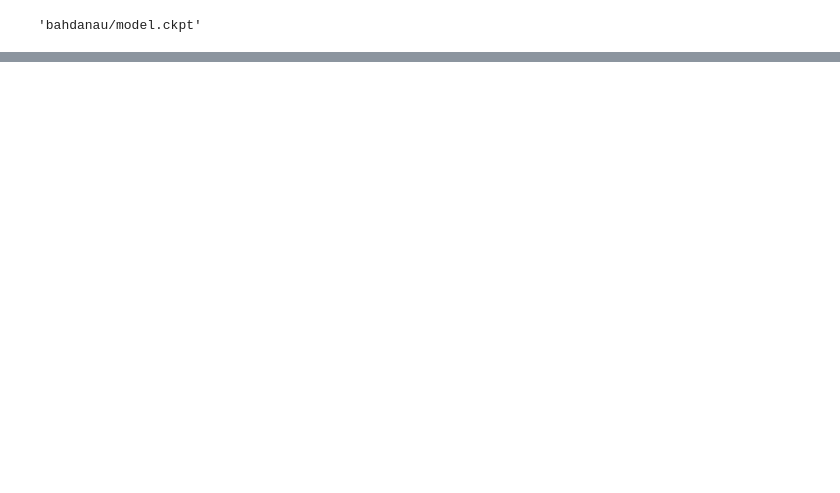
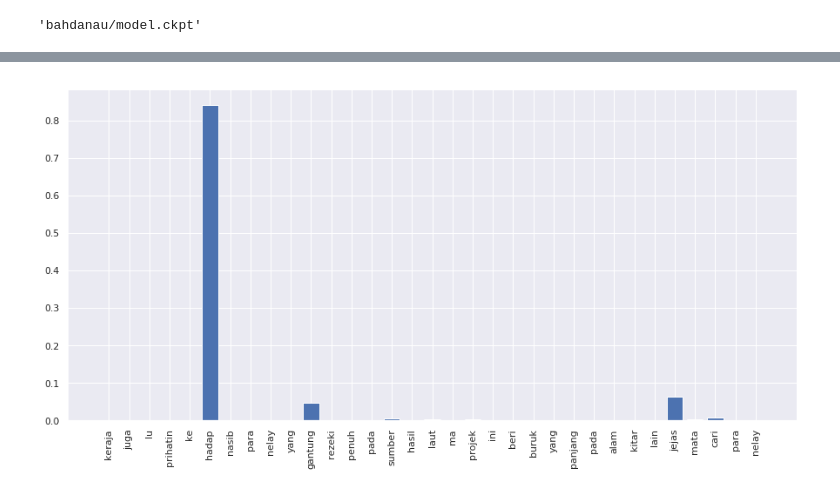
Before and after one commit to mesolitica/malaya, a Jupyter notebook: session/emotion/bahdanau.ipynb, the cells around one changed output, grey strips where cells are left out. Cells and saved outputs as stored; diff of their text form; code cells hidden in the pictures; blank space fills up the shorter version.

```diff
--- a/session/emotion/bahdanau.ipynb
+++ b/session/emotion/bahdanau.ipynb
@@ -416,3 +329,7 @@ with open('bahdanau-emotion.json','w') as fopen:
 saver.save(sess, 'bahdanau/model.ckpt')
 # %% [output]
 'bahdanau/model.ckpt'
+# %%
+text = preprocessing('kerajaan sebenarnya sangat bencikan rakyatnya, minyak naik dan segalanya')
+new_vector = str_idx([text], dictionary, len(text))
+sess.run(tf.nn.softmax(model.logits), feed_dict={model.X:new_vector})
@@ -462,17 +434,28 @@ def load_graph(frozen_graph_filename):
 # %%
 g = load_graph('bahdanau/frozen_model.pb')
 x = g.get_tensor_by_name('import/Placeholder:0')
+logits_seq = g.get_tensor_by_name('import/logits_seq:0')
 logits = g.get_tensor_by_name('import/logits:0')
 alphas = g.get_tensor_by_name('import/alphas:0')
 test_sess = tf.InteractiveSession(graph = g)
-result = test_sess.run([logits, alphas], feed_dict = {x: new_vector})
+result = test_sess.run([logits, alphas, logits_seq], feed_dict = {x: new_vector})
 # %%
 import matplotlib.pyplot as plt
 import seaborn as sns
 sns.set()
+# %%
+news_string = 'Kerajaan juga perlu prihatin dan peka terhadap nasib para nelayan yang bergantung rezeki sepenuhnya kepada sumber hasil laut. Malah, projek ini memberikan kesan buruk yang berpanjangan kepada alam sekitar selain menjejaskan mata pencarian para nelayan'
 # %%
-news_string = 'kerajaan sebenarnya sangat bencikan rakyatnya, minyak naik dan segalanya'
-text = classification_textcleaning(news_string)
-new_vector = str_idx([text[0]], dictionary, len(text[0].split()))
-result = test_sess.run([tf.nn.softmax(logits), alphas], feed_dict = {x: new_vector})
+text = preprocessing(news_string)
+new_vector = str_idx([text], dictionary, len(text))
+result = test_sess.run([tf.nn.softmax(logits), alphas, tf.nn.softmax(logits_seq)], feed_dict = {x: new_vector})
+# %%
+plt.figure(figsize = (15, 7))
+labels = [word for word in text]
+val = [val for val in result[1]]
+plt.bar(np.arange(len(labels)), val)
+plt.xticks(np.arange(len(labels)), labels, rotation = 'vertical')
+plt.show()
+# %% [output]
+[figure, added]
 # %%
```
Also changed, not shown: parts of 29 cells of this notebook, 25 other files.
